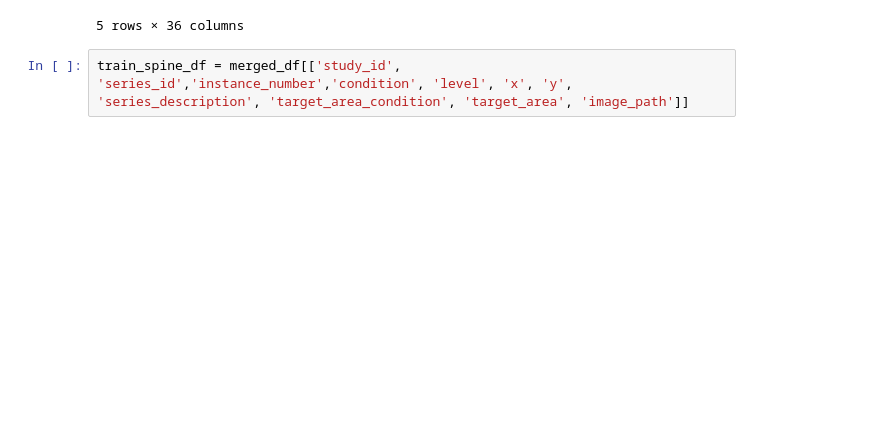
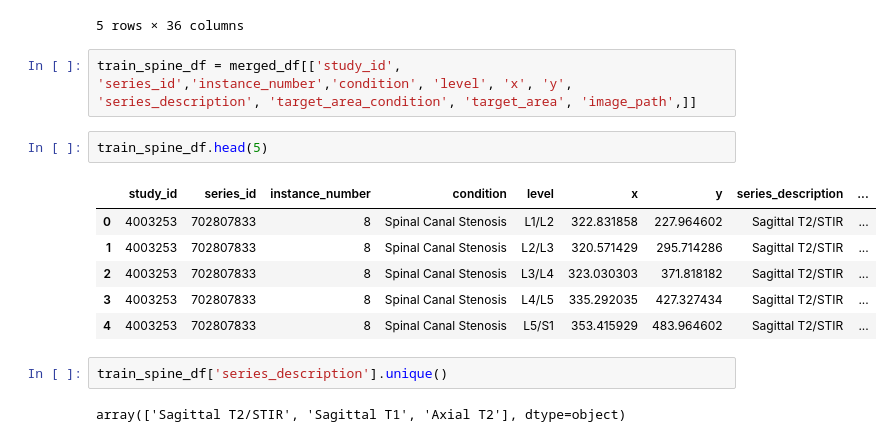
Before and after one commit to peteray-dev/lumbar-spine-degenerative_classification, a Jupyter notebook: spine-degenerative.ipynb, the cells around one changed output. Cells and saved outputs as stored; diff of their text form; blank space fills up the shorter version.

```diff
--- a/spine-degenerative.ipynb
+++ b/spine-degenerative.ipynb
@@ -311,4 +320,17 @@ merged_df.head()
 | 4 | 4003253 | Normal/Mild | Normal/Mild | Normal/Mild | Normal/Mild | ... |
 5 rows × 36 columns
 # %%
-train_spine_df = merged_df[['study_id', 'series_id','instance_number','condition', 'level', 'x', 'y', 'series_description', 'target_area_condition', 'target_area', 'image_path']]
+train_spine_df = merged_df[['study_id', 'series_id','instance_number','condition', 'level', 'x', 'y', 'series_description', 'target_area_condition', 'target_area', 'image_path',]]
+# %%
+train_spine_df.head(5)
+# %% [output]
+|  | study_id | series_id | instance_number | condition | level | x | y | series_description | ... |
+| 0 | 4003253 | 702807833 | 8 | Spinal Canal Stenosis | L1/L2 | 322.831858 | 227.964602 | Sagittal T2/STIR | ... |
+| 1 | 4003253 | 702807833 | 8 | Spinal Canal Stenosis | L2/L3 | 320.571429 | 295.714286 | Sagittal T2/STIR | ... |
+| 2 | 4003253 | 702807833 | 8 | Spinal Canal Stenosis | L3/L4 | 323.030303 | 371.818182 | Sagittal T2/STIR | ... |
+| 3 | 4003253 | 702807833 | 8 | Spinal Canal Stenosis | L4/L5 | 335.292035 | 427.327434 | Sagittal T2/STIR | ... |
+| 4 | 4003253 | 702807833 | 8 | Spinal Canal Stenosis | L5/S1 | 353.415929 | 483.964602 | Sagittal T2/STIR | ... |
+# %%
+train_spine_df['series_description'].unique()
+# %% [output]
+array(['Sagittal T2/STIR', 'Sagittal T1', 'Axial T2'], dtype=object)
```
Also changed, not shown: parts of 24 cells of this notebook.
